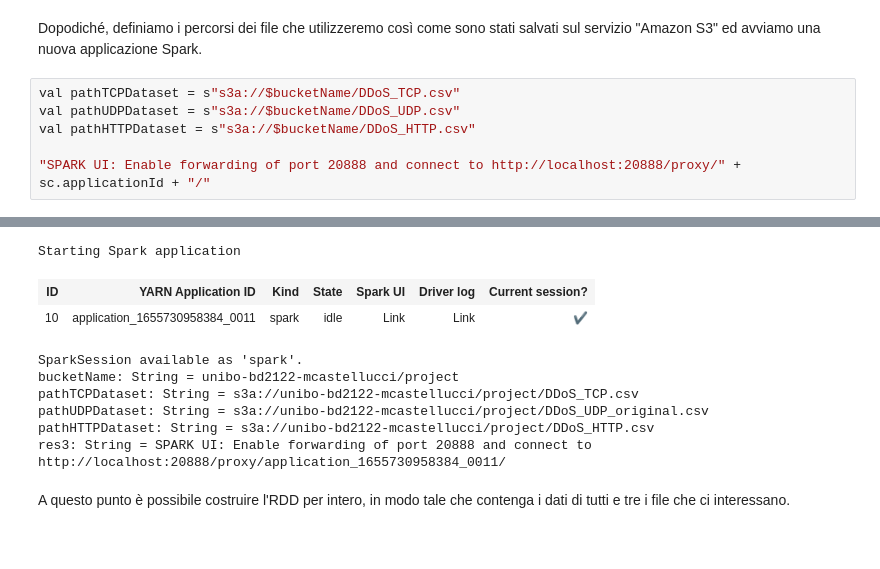
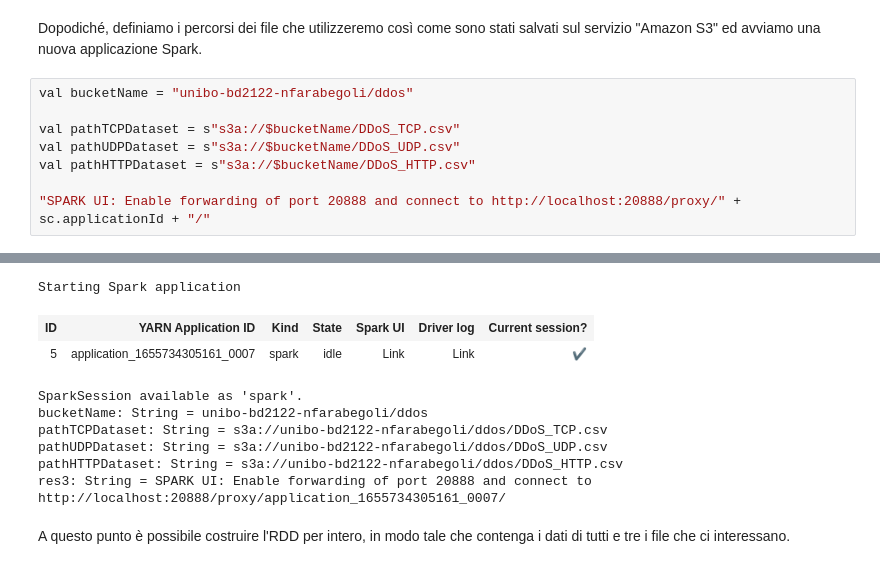
Before and after one commit to cake-lier/bd-ddos-analysis, a Jupyter notebook: Exam.ipynb, the cells around one changed output, grey strips where cells are left out. Cells and saved outputs as stored; diff of their text form.

```diff
--- a/Exam.ipynb
+++ b/Exam.ipynb
@@ -108,22 +108,24 @@ No active sessions.
 # %% [markdown]
 Dopodiché, definiamo i percorsi dei file che utilizzeremo così come sono stati salvati sul servizio "Amazon S3" ed avviamo una nuova applicazione Spark.
 # %%
+val bucketName = "unibo-bd2122-nfarabegoli/ddos"
+
 val pathTCPDataset = s"s3a://$bucketName/DDoS_TCP.csv"
 val pathUDPDataset = s"s3a://$bucketName/DDoS_UDP.csv"
 val pathHTTPDataset = s"s3a://$bucketName/DDoS_HTTP.csv"
 
 "SPARK UI: Enable forwarding of port 20888 and connect to http://localhost:20888/proxy/" + sc.applicationId + "/"
 # %% [output]
 [interactive output not drawn]
 Starting Spark application
 | ID | YARN Application ID | Kind | State | Spark UI | Driver log | Current session? |
-| 10 | application_1655730958384_0011 | spark | idle | Link | Link | ✔ |
+| 5 | application_1655734305161_0007 | spark | idle | Link | Link | ✔ |
 SparkSession available as 'spark'.
-bucketName: String = unibo-bd2122-mcastellucci/project
-pathTCPDataset: String = s3a://unibo-bd2122-mcastellucci/project/DDoS_TCP.csv
-pathUDPDataset: String = s3a://unibo-bd2122-mcastellucci/project/DDoS_UDP_original.csv
-pathHTTPDataset: String = s3a://unibo-bd2122-mcastellucci/project/DDoS_HTTP.csv
-res3: String = SPARK UI: Enable forwarding of port 20888 and connect to http://localhost:20888/proxy/application_1655730958384_0011/
+bucketName: String = unibo-bd2122-nfarabegoli/ddos
+pathTCPDataset: String = s3a://unibo-bd2122-nfarabegoli/ddos/DDoS_TCP.csv
+pathUDPDataset: String = s3a://unibo-bd2122-nfarabegoli/ddos/DDoS_UDP.csv
+pathHTTPDataset: String = s3a://unibo-bd2122-nfarabegoli/ddos/DDoS_HTTP.csv
+res3: String = SPARK UI: Enable forwarding of port 20888 and connect to http://localhost:20888/proxy/application_1655734305161_0007/
 # %% [markdown]
 A questo punto è possibile costruire l'RDD per intero, in modo tale che contenga i dati di tutti e tre i file che ci interessano.
 # %%
```
Also changed, not shown: parts of 15 cells of this notebook.
